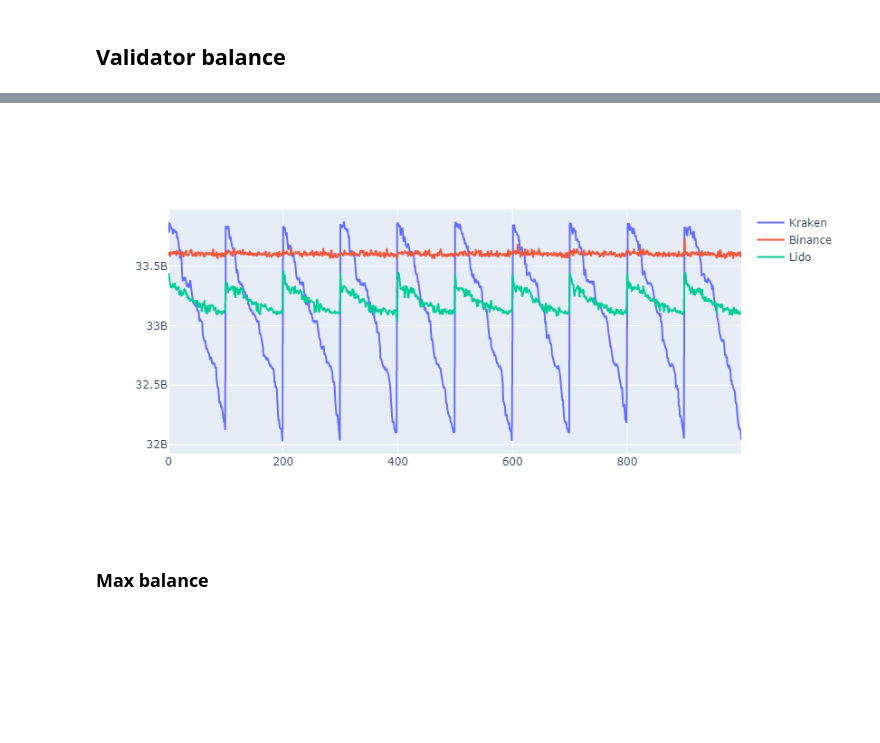
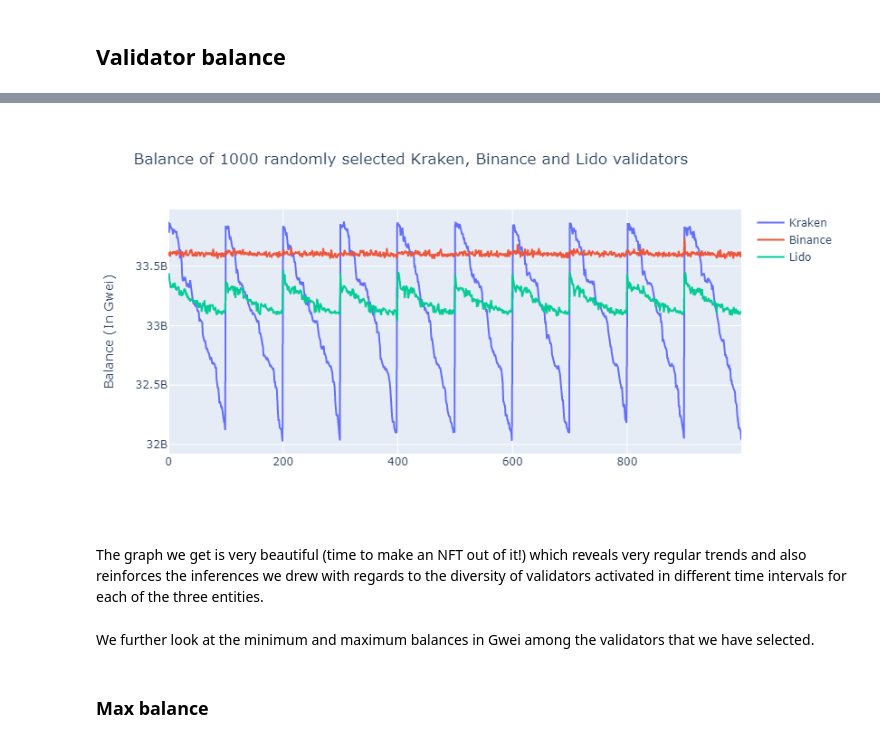
Before and after one commit to SHSR2001/beacondigest, a Jupyter notebook: notebooks/2021/08/09/validator_performance.ipynb, the cells around one changed output, grey strips where cells are left out. Saved outputs shown, nothing was run; the diff lists cells and outputs as text; code cells hidden in the pictures; blank space fills up the shorter version.

```diff
--- a/notebooks/2021/08/09/validator_performance.ipynb
+++ b/notebooks/2021/08/09/validator_performance.ipynb
@@ -516,15 +624,26 @@ for i in range(100*100):
 # %%
 import plotly.graph_objects as go
 
 fig = go.Figure(data=[
     go.Scatter(name='Kraken', x=lst, y = kraken),
     go.Scatter(name='Binance', x=lst, y = binance),
     go.Scatter(name='Lido', x=lst, y= lido)
 ])
 
+fig.update_layout(
+    bargap=0.1,
+    title = "Balance of 1000 randomly selected Kraken, Binance and Lido validators")
+
+fig.update_yaxes(title="Balance (In Gwei)")
+
+
 fig.show()
 # %% [output]
-[figure, old version]
+[figure, new version]
+# %% [markdown]
+The graph we get is very beautiful (time to make an NFT out of it!) which reveals very regular trends and also reinforces the inferences we drew with regards to the diversity of validators activated in different time intervals for each of the three entities.
+# %% [markdown]
+We further look at the minimum and maximum balances in Gwei among the validators that we have selected.
 # %% [markdown]
 ### Max balance
 # %%
```
Also changed, not shown: parts of 45 cells of this notebook.
